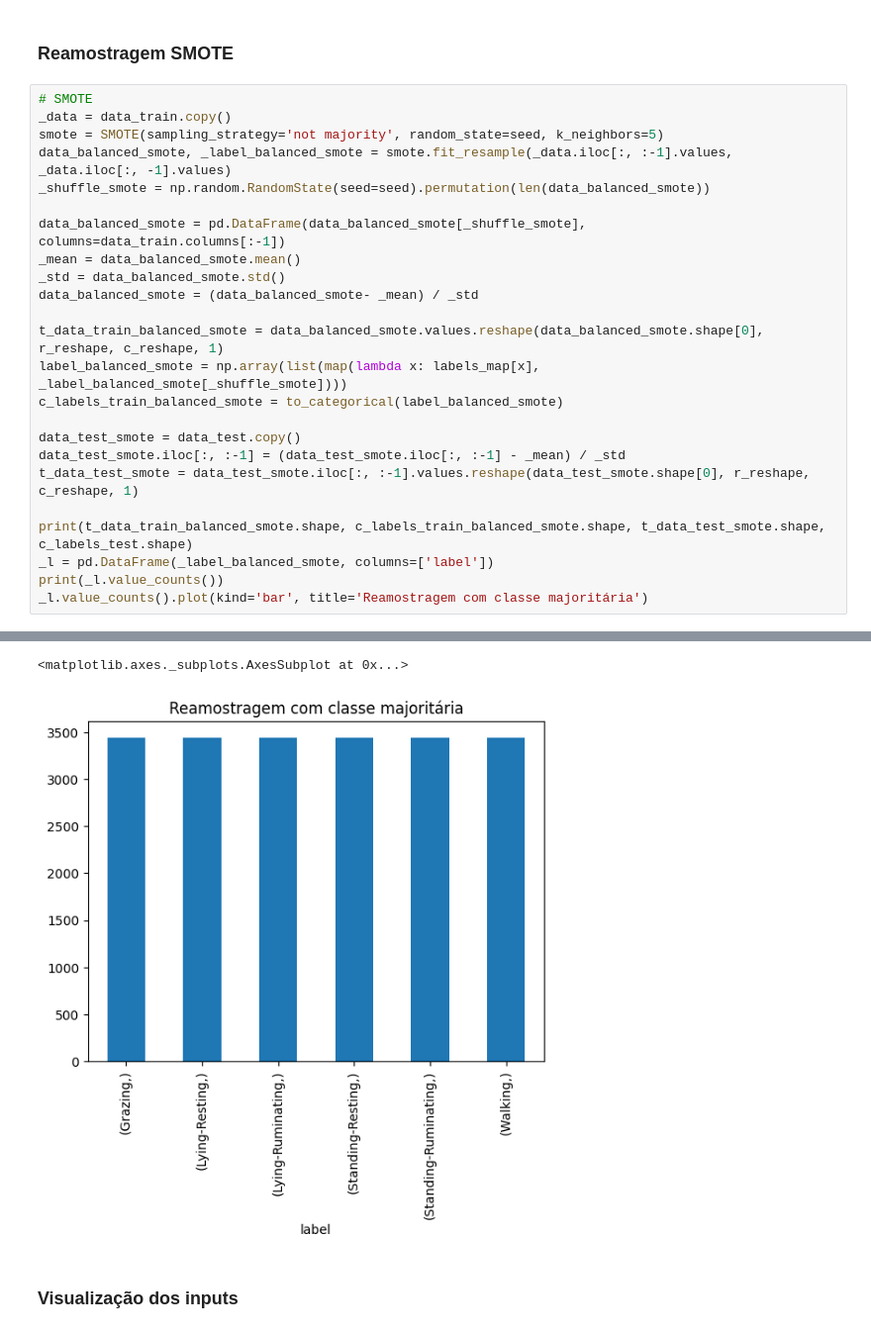
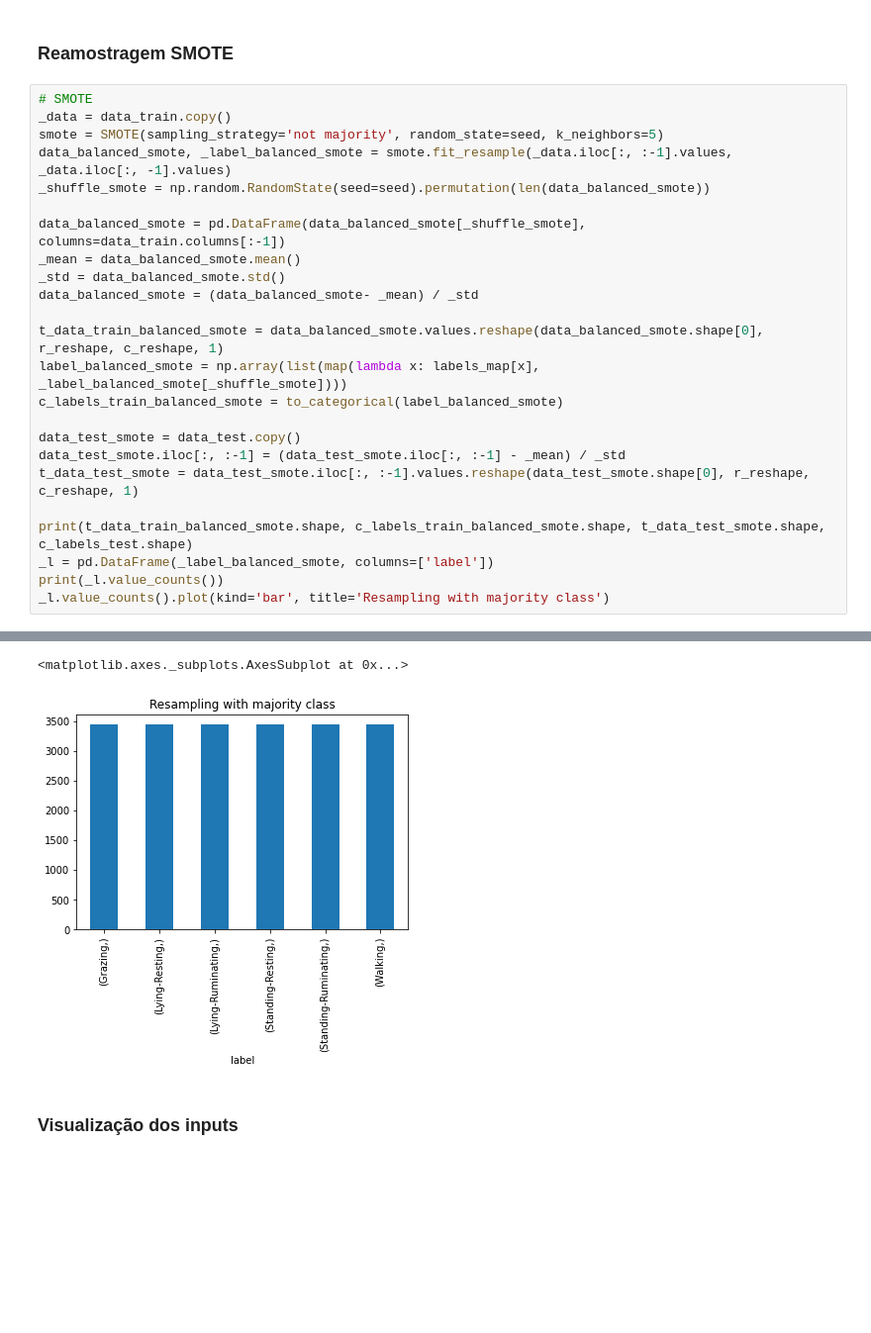
Before and after one commit to andssuu/cattle_classification, a Jupyter notebook: notebooks/cnn_conv1d.ipynb, the cells around one changed output, grey strips where cells are left out. Shown at 99% size. Cells and saved outputs as stored; diff of their text form; blank space fills up the shorter version.

```diff
--- a/notebooks/cnn_conv1d.ipynb
+++ b/notebooks/cnn_conv1d.ipynb
@@ -233,35 +230,35 @@ smote = SMOTE(sampling_strategy='not majority', random_state=seed, k_neighbors=5
 data_balanced_smote, _label_balanced_smote = smote.fit_resample(_data.iloc[:, :-1].values, _data.iloc[:, -1].values)
 _shuffle_smote = np.random.RandomState(seed=seed).permutation(len(data_balanced_smote))
 
 data_balanced_smote = pd.DataFrame(data_balanced_smote[_shuffle_smote], columns=data_train.columns[:-1])
 _mean = data_balanced_smote.mean()
 _std = data_balanced_smote.std()
 data_balanced_smote = (data_balanced_smote- _mean) / _std
 
 t_data_train_balanced_smote = data_balanced_smote.values.reshape(data_balanced_smote.shape[0], r_reshape, c_reshape, 1)
 label_balanced_smote = np.array(list(map(lambda x: labels_map[x], _label_balanced_smote[_shuffle_smote])))
 c_labels_train_balanced_smote = to_categorical(label_balanced_smote)
 
 data_test_smote = data_test.copy()
 data_test_smote.iloc[:, :-1] = (data_test_smote.iloc[:, :-1] - _mean) / _std
 t_data_test_smote = data_test_smote.iloc[:, :-1].values.reshape(data_test_smote.shape[0], r_reshape, c_reshape, 1)
 
 print(t_data_train_balanced_smote.shape, c_labels_train_balanced_smote.shape, t_data_test_smote.shape, c_labels_test.shape)
 _l = pd.DataFrame(_label_balanced_smote, columns=['label'])
 print(_l.value_counts())
-_l.value_counts().plot(kind='bar', title='Reamostragem com classe majoritária')
+_l.value_counts().plot(kind='bar', title='Resampling with majority class')
 # %% [output]
 (20634, 1, 10, 1) (20634, 6) (5236, 1, 10, 1) (5236, 6)
 label
 Grazing                3439
 Lying-Resting          3439
 Lying-Ruminating       3439
 Standing-Resting       3439
 Standing-Ruminating    3439
 Walking                3439
 dtype: int64
 <matplotlib.axes._subplots.AxesSubplot at 0x...>
-[figure, old version]
+[figure, new version]
 # %% [markdown]
 ### Visualização dos inputs
 # %%
```
Also changed, not shown: parts of 12 cells of this notebook.
